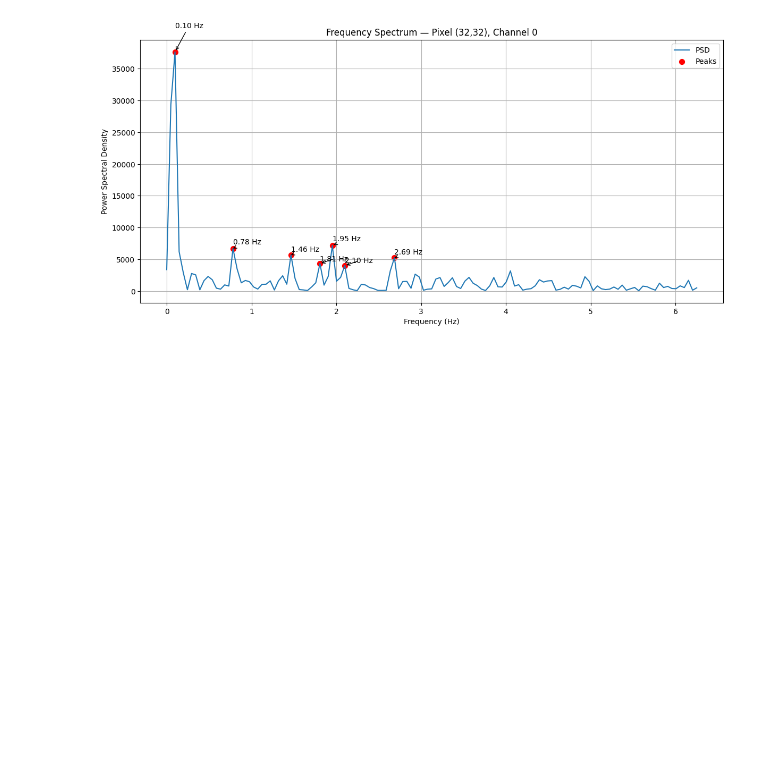
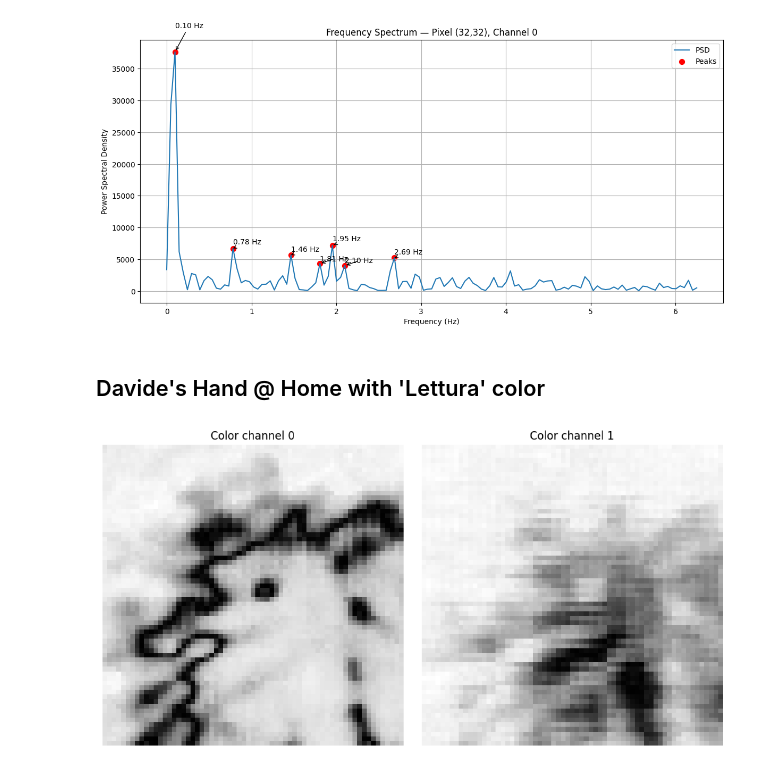
Before and after one commit to Dav-11/spo2_touchless, a Jupyter notebook: img_px2px_diff/px2px_diff_pc/data_analysis.ipynb, the cells around one changed output. Saved outputs shown, nothing was run; the diff lists cells and outputs as text; code cells hidden in the pictures; blank space fills up the shorter version.

```diff
--- a/img_px2px_diff/px2px_diff_pc/data_analysis.ipynb
+++ b/img_px2px_diff/px2px_diff_pc/data_analysis.ipynb
@@ -18,6 +18,9 @@ print("data_desk_davide_lettura shape:", data_desk_davide_lettura.shape)
 
 data_hand_arr = np.load("data_hand_20251120_165216.npy")
 print("Hand Array shape:", data_hand_arr.shape)
+
+data_hand_davide_lettura = np.load("data_hand_davide_lettura_20251124_184702.npy")
+print("Hand Array shape:", data_hand_davide_lettura.shape)
 # %% [output]
 data_desk_classroom shape: (350, 65, 65, 2)
 data_desk_davide_relax shape: (350, 65, 65, 2)
@@ -133,3 +137,9 @@ plot_pixel_change_matrix(data=data_hand_arr)
 plot_frequency_spectrum(arr=data_hand_arr, fs=12.5)
 # %% [output]
 [figure]
+# %% [markdown]
+## Davide's Hand @ Home with 'Lettura' color
+# %%
+plot_pixel_change_matrix(data=data_hand_davide_lettura)
+# %% [output]
+[figure, added]
```
Also changed, not shown: parts of 2 cells of this notebook, 4 other files.
